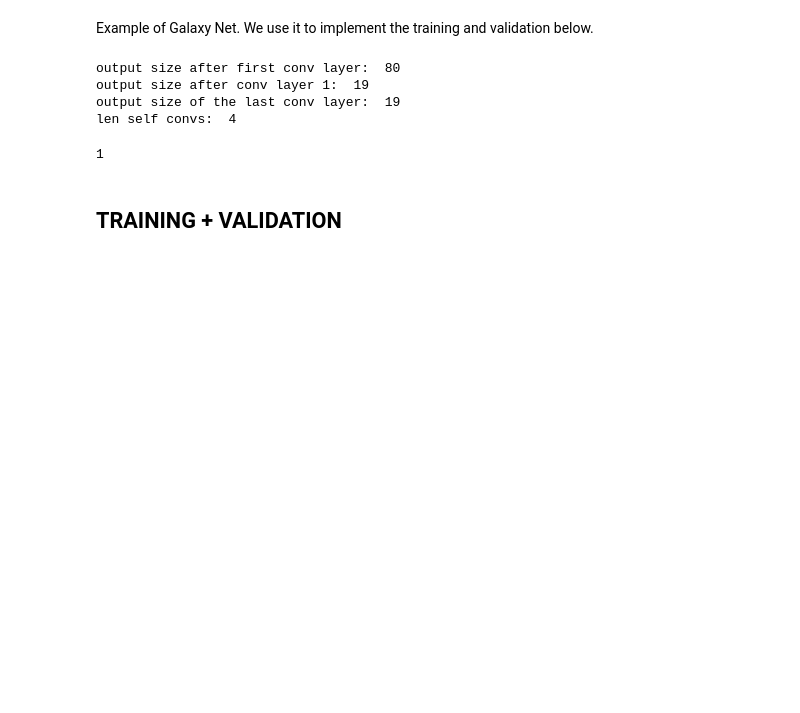
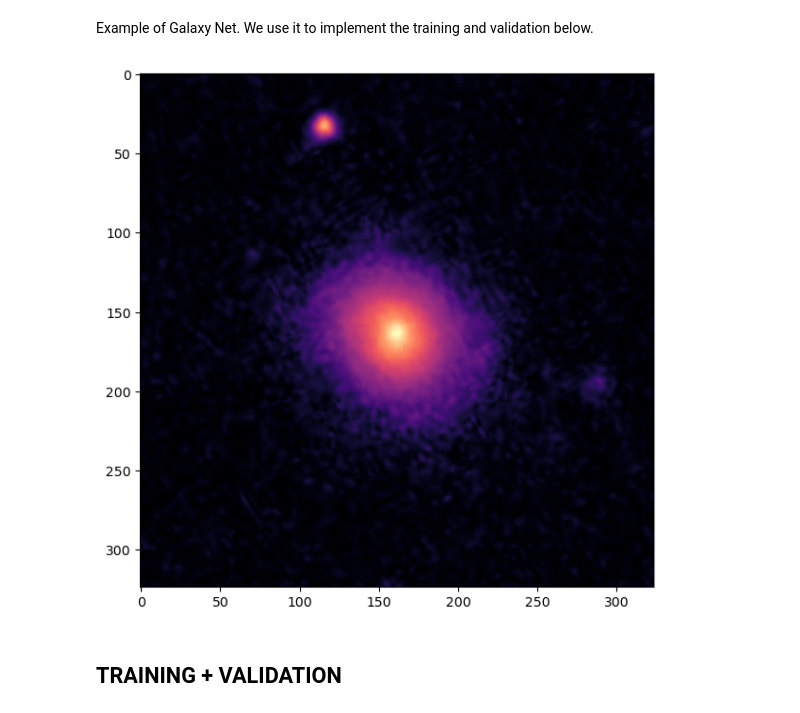
Before and after one commit to margherita-lera/GalaxyClassifier, a Jupyter notebook: optuna.ipynb, the cells around one changed output. Saved outputs shown, nothing was run; the diff lists cells and outputs as text; code cells hidden in the pictures; blank space fills up the shorter version.

```diff
--- a/optuna.ipynb
+++ b/optuna.ipynb
@@ -27,7 +27,8 @@ class GalaxyJungle(Dataset):
     #the init function initializes the directory containing the image,
     #the annotations file,
     #and both transforms
-    def __init__(self, annotations_file, img_dir, transform=None, target_transform=None):
+    def __init__(self, annotations_file, img_dir, transform=None, target_transform=None, is_rgb=False):
+        self.rgb = is_rgb
         self.img_labels = pd.read_csv(annotations_file)
         self.img_dir = img_dir
         self.transform = transform
@@ -42,7 +43,7 @@ class GalaxyJungle(Dataset):
         img_path = os.path.join(self.img_dir, str(self.img_labels.iloc[idx, 0])) + '.jpg'
         #retrieves the image
         image = Image.open(img_path)
-        if gnet.set_rgb: image = image.convert('L')
+        if self.rgb: image = image.convert('L')
         #retrieves corresponding label
         label = self.img_labels.iloc[idx, 1:]
         #if possible, transform the image and the label into a tensor.
@@ -61,13 +62,6 @@ transfs = transforms.Compose([
     transforms.RandomVerticalFlip(), # vertical flip
     transforms.CenterCrop(324)          #CROP
     ]) #transforms.compose per fare una pipe di transformazioni
-
-
-
-DS = GalaxyJungle('../data/training/training_solutions_rev1.csv', '../data/training/', transfs)
-training, test = random_split(DS, [.8, .2])
-train_loader = DataLoader(training, batch_size=(batch_size_train := 128), shuffle=True, num_workers=8)
-test_loader = DataLoader(test, batch_size=(batch_size_test := 128), shuffle=False, num_workers=8)
 # %% [markdown]
 ## NEURAL NETWORK
 # %%
@@ -170,14 +164,31 @@ class GalaxyNet(nn.Module):
 # %% [markdown]
 Example of Galaxy Net. We use it to implement the training and validation below.
 # %%
+rgb = False
+
+DS = GalaxyJungle('../data/training/training_solutions_rev1.csv', '../data/training/', transfs, is_rgb=rgb)
+training, test = random_split(DS, [.8, .2])
+train_loader = DataLoader(training, batch_size=(batch_size_train := 128), shuffle=True, num_workers=8)
+test_loader = DataLoader(test, batch_size=(batch_size_test := 128), shuffle=False, num_workers=8)
+
 #n_conv_layers, num_filters,num_neurons1, num_neurons2):
-gnet = GalaxyNet(2,[3,6],50, 45, F.relu).to(device)
+gnet = GalaxyNet(2,[3,6],50, 45, F.relu, is_rgb=rgb).to(device)
-# %% [output]
-output size after first conv layer:  80
-output size after conv layer 1:  19
-output size of the last conv layer:  19
-len self convs:  4
-1
+# %%
+import matplotlib.pyplot as plt
+img, lab, indx = DS.__getitem__(0)
+#print(lab)
+#print(img)         #3D TENSOR
+if DS.rgb:
+    fig, ax = plt.subplots(1,3, figsize=(24,7))
+    color = ['Reds', 'Greens', 'Blues']
+    for i,j in enumerate(img):
+        ax[i].imshow(j, cmap=color[i])
+else:
+    fig, ax = plt.subplots(1,1, figsize=(24,7))
+    ax.imshow(img[0], cmap='magma')
+#print(img.shape)
+# %% [output]
+[figure, added]
 # %% [markdown]
 ## TRAINING + VALIDATION
 # %%
```
